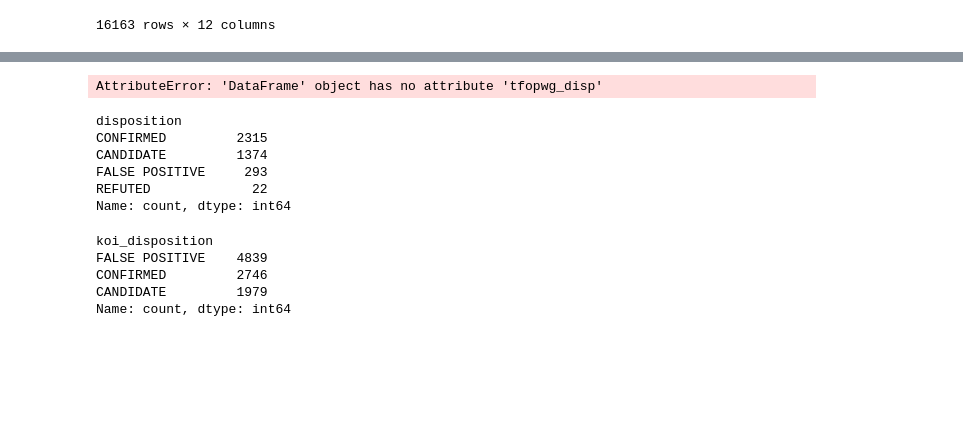
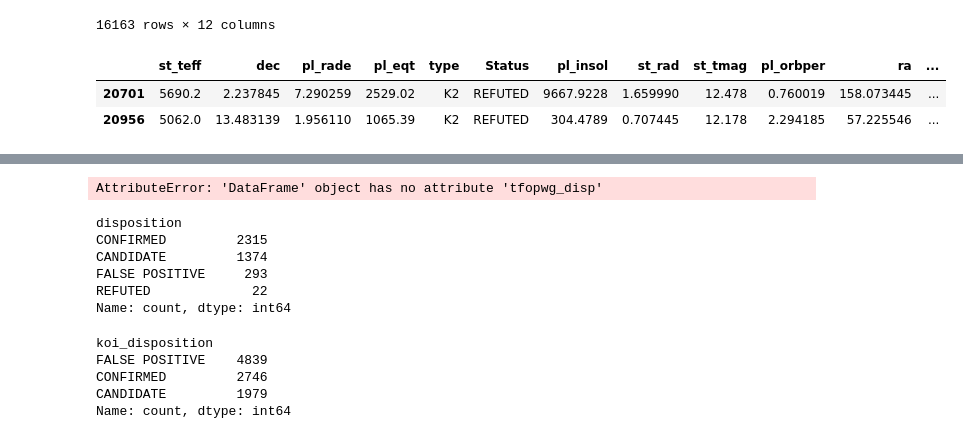
Before and after one commit to Ana-Jasso/ExoMinerAI, a Jupyter notebook: src/preprocessing/concat_files.ipynb, the cells around one changed output, grey strips where cells are left out. Saved outputs shown, nothing was run; the diff lists cells and outputs as text; code cells hidden in the pictures; blank space fills up the shorter version.

```diff
--- a/src/preprocessing/concat_files.ipynb
+++ b/src/preprocessing/concat_files.ipynb
@@ -108,6 +109,12 @@ cleaned
 | 21255 | 6089.0 | -10.675469 | 13.341300 | 1232.000000 | K2 | CP | 383.047000 | 1.280000 | 11.59100 | 2.484198 | 342.385899 | ... |
 | 21268 | 4716.0 | -6.139337 | 2.030000 | 805.000000 | K2 | CP | 69.600000 | 0.690000 | 10.27000 | 6.001180 | 206.846198 | ... |
 16163 rows × 12 columns
+# %%
+cleaned[cleaned.Status=='REFUTED']
+# %% [output]
+|  | st_teff | dec | pl_rade | pl_eqt | type | Status | pl_insol | st_rad | st_tmag | pl_orbper | ra | ... |
+| 20701 | 5690.2 | 2.237845 | 7.290259 | 2529.02 | K2 | REFUTED | 9667.9228 | 1.659990 | 12.478 | 0.760019 | 158.073445 | ... |
+| 20956 | 5062.0 | 13.483139 | 1.956110 | 1065.39 | K2 | REFUTED | 304.4789 | 0.707445 | 12.178 | 2.294185 | 57.225546 | ... |
 # %%
 # --- Ejemplo de DataFrame (reemplázalo por tu archivo CSV) ---
 data = cleaned.copy()
```
Also changed, not shown: parts of 4 cells of this notebook, 2 other files.
